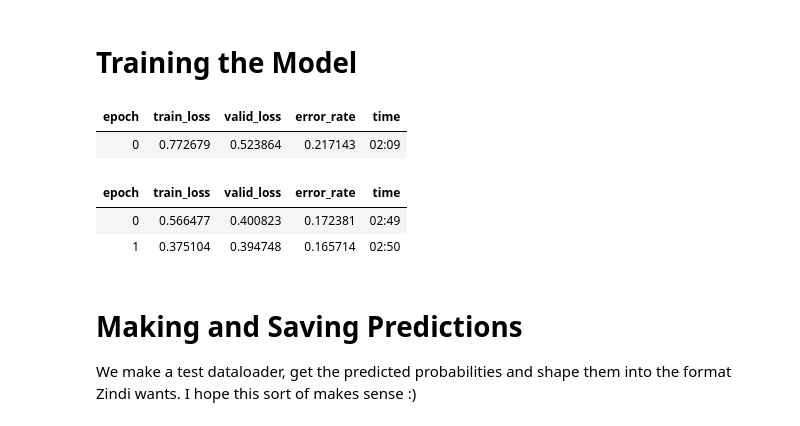
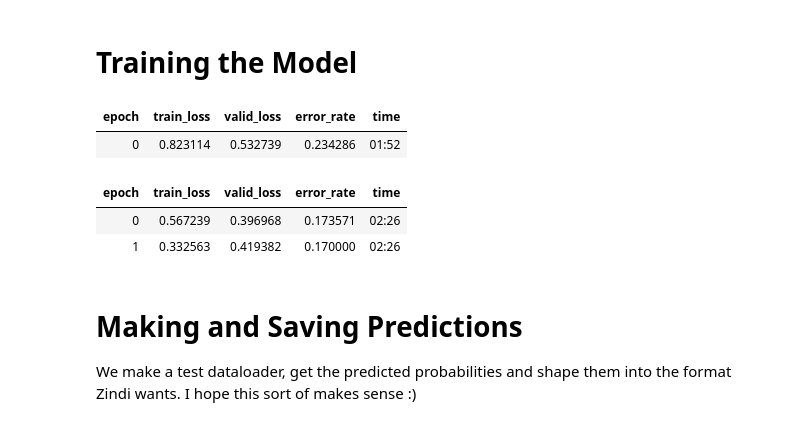
Before and after one commit to JONNY-ME/zindi-RSI, a Jupyter notebook: StarterNB_RoadSegment.ipynb, the cells around one changed output. Drawn from its saved outputs; the diff is of its cells as text; code cells hidden in the pictures.

```diff
--- a/StarterNB_RoadSegment.ipynb
+++ b/StarterNB_RoadSegment.ipynb
@@ -50,15 +50,14 @@ Image.open('Images/ID_0073qfb8.tif') # View one image and check the files are pr
 from fastai.vision import *
 tfms = aug_transforms(do_flip=True, flip_vert=True, max_rotate=10., max_zoom=1.1, max_lighting=0.2, max_warp=0.)
 
-# get_transforms(do_flip:bool=True, flip_vert:bool=False, max_rotate:float=10.0, max_zoom:float=1.1, max_lighting:float=0.2, max_warp:float=0.2, p_affine:float=0.75, p_lighting:float=0.75, xtra_tfms:Optional[Collection[Transform]]=None)
-
+tfms=None
 dls = ImageDataLoaders.from_df(train,
                                path='Images',
                                suff='.tif',
-                               bs=32,
+                               bs=64,
                                tfms=tfms,
                                seed=42,
-                               valid_pct=0.15,
+                               valid_pct=0.2,
                                device="cuda"
                                )
 dls.show_batch() # View a batch with labels
@@ -67,20 +66,21 @@ dls.show_batch() # View a batch with labels
 # %% [markdown]
 # Training the Model
 # %%
+
 learn = cnn_learner(dls,
-                    vgg19_bn,
+                    vgg16_bn,
                     lr=0.001,
                     metrics=error_rate,
                     wd=0.0005
                     )
 # %%
-learn.fine_tune(2, 5e-4)
+learn.fine_tune(2, 1e-3)
 # %% [output]
 | epoch | train_loss | valid_loss | error_rate | time |
-| 0 | 0.772679 | 0.523864 | 0.217143 | 02:09 |
+| 0 | 0.823114 | 0.532739 | 0.234286 | 01:52 |
 | epoch | train_loss | valid_loss | error_rate | time |
-| 0 | 0.566477 | 0.400823 | 0.172381 | 02:49 |
-| 1 | 0.375104 | 0.394748 | 0.165714 | 02:50 |
+| 0 | 0.567239 | 0.396968 | 0.173571 | 02:26 |
+| 1 | 0.332563 | 0.419382 | 0.170000 | 02:26 |
 # %% [markdown]
 # Making and Saving Predictions
 
```
Also changed, not shown: parts of 4 cells of this notebook.
